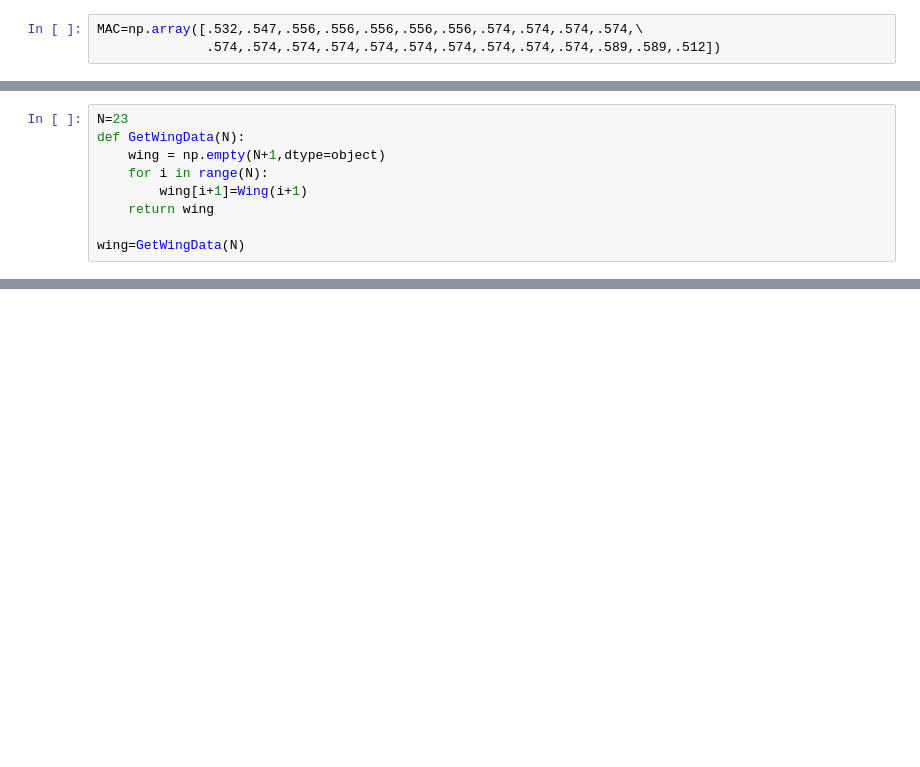
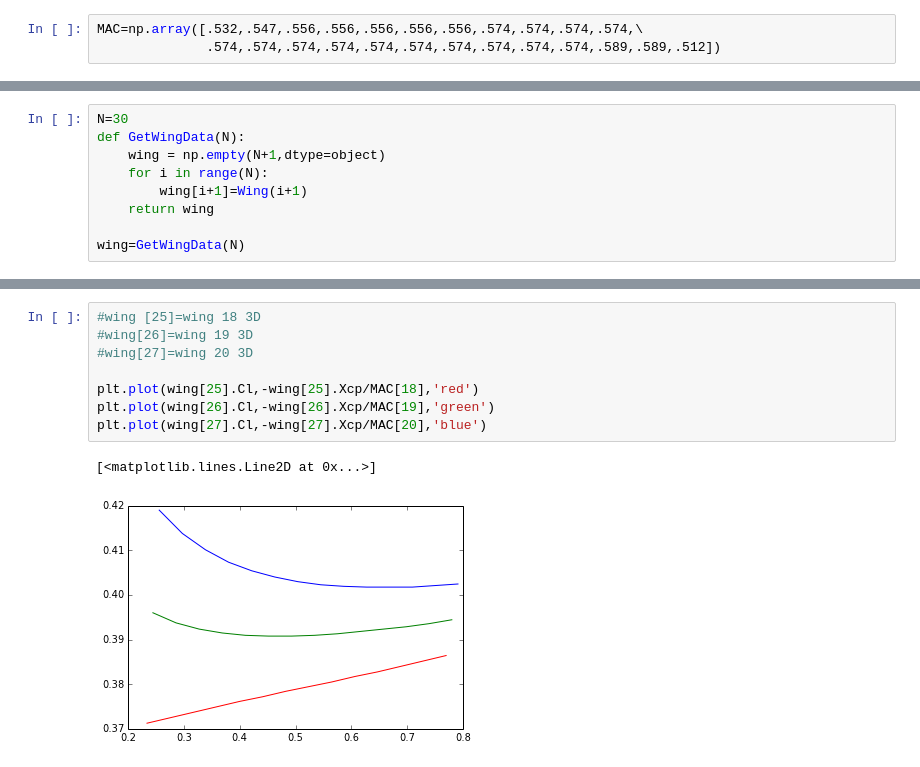
Before and after one commit to colinparker/Pterosaur, a Jupyter notebook: parker_pterosaur.ipynb, the cells around one changed output, grey strips where cells are left out. Cells and saved outputs as stored; diff of their text form; blank space fills up the shorter version.

```diff
--- a/parker_pterosaur.ipynb
+++ b/parker_pterosaur.ipynb
@@ -15,5 +35,5 @@ MAC=np.array([.532,.547,.556,.556,.556,.556,.556,.574,.574,.574,.574,\
 # %%
-N=23
+N=30
 def GetWingData(N):
     wing = np.empty(N+1,dtype=object)
     for i in range(N):
@@ -46,0 +71,11 @@ Image(filename='C:/Users/Colin/Documents/GitHub/Pterosaur/Data/ClvCxp.png')
+# %%
+#wing [25]=wing 18 3D
+#wing[26]=wing 19 3D
+#wing[27]=wing 20 3D
+
+plt.plot(wing[25].Cl,-wing[25].Xcp/MAC[18],'red')
+plt.plot(wing[26].Cl,-wing[26].Xcp/MAC[19],'green')
+plt.plot(wing[27].Cl,-wing[27].Xcp/MAC[20],'blue')
+# %% [output]
+[<matplotlib.lines.Line2D at 0x...>]
+[figure, added]
```
Also changed, not shown: parts of 20 cells of this notebook, 9 other files.
